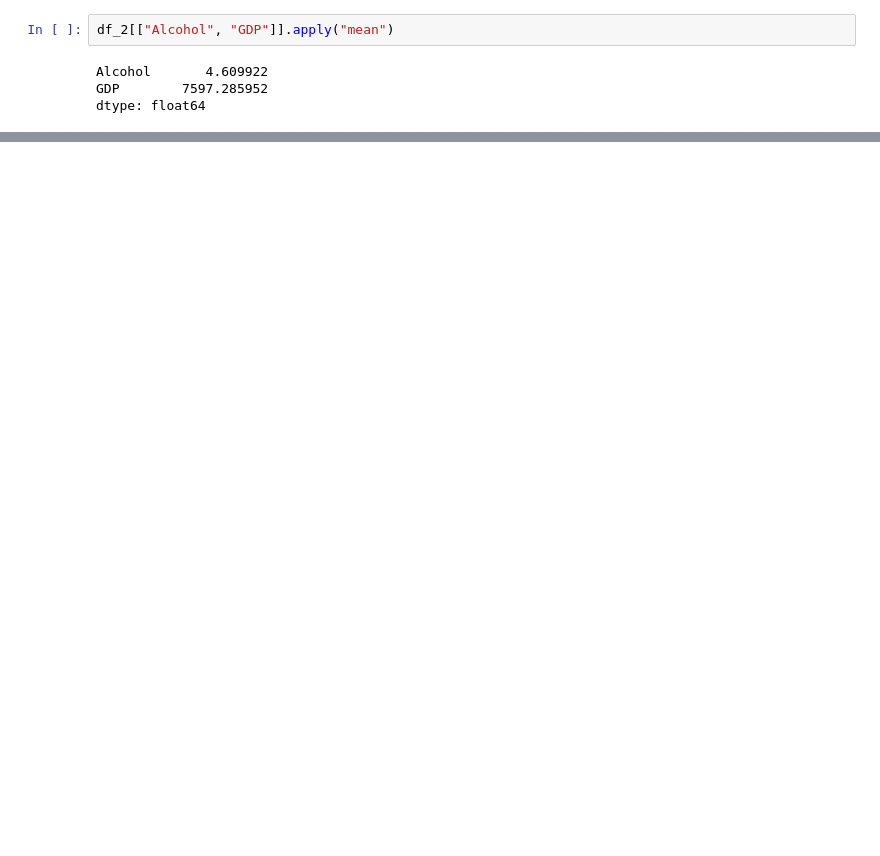
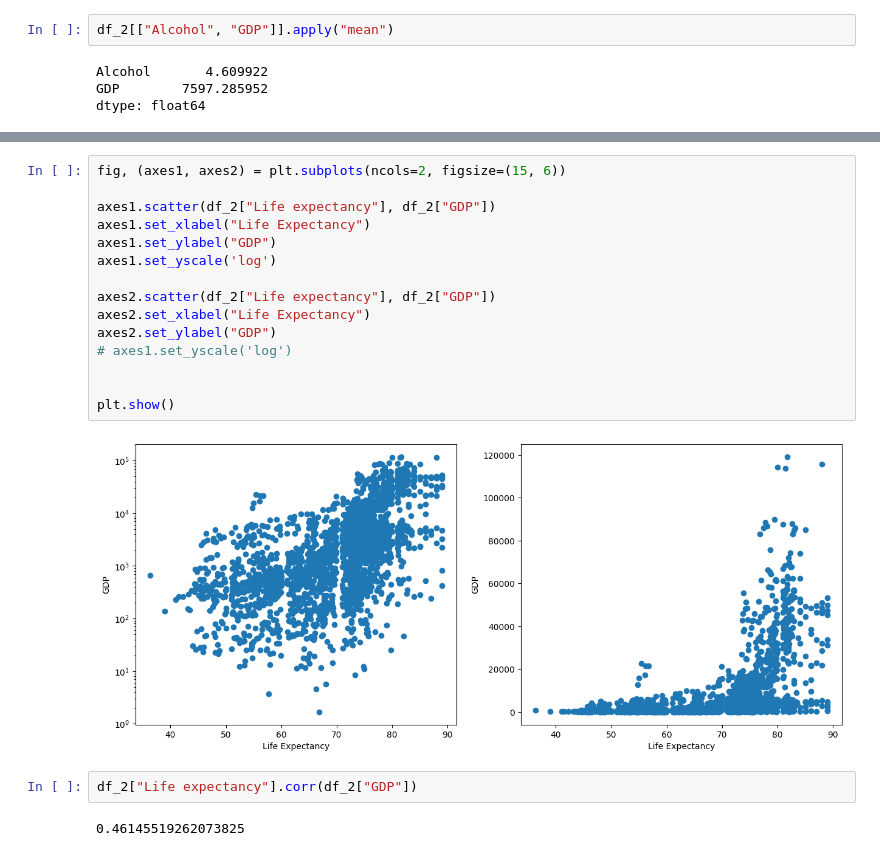
Before and after one commit to Manish-Kumar-9782/Tutorials-, a Jupyter notebook: Python DataScience/Aug 2023/Life Expectancy.ipynb, the cells around one changed output, grey strips where cells are left out. Drawn from its saved outputs; the diff is of its cells as text; blank space fills up the shorter version.

```diff
--- a/Python DataScience/Aug 2023/Life Expectancy.ipynb
+++ b/Python DataScience/Aug 2023/Life Expectancy.ipynb
@@ -87,0 +125,21 @@ dtype: float64
+# %%
+fig, (axes1, axes2) = plt.subplots(ncols=2, figsize=(15, 6))
+
+axes1.scatter(df_2["Life expectancy"], df_2["GDP"])
+axes1.set_xlabel("Life Expectancy")
+axes1.set_ylabel("GDP")
+axes1.set_yscale('log')
+
+axes2.scatter(df_2["Life expectancy"], df_2["GDP"])
+axes2.set_xlabel("Life Expectancy")
+axes2.set_ylabel("GDP")
+# axes1.set_yscale('log')
+
+
+plt.show()
+# %% [output]
+[figure, added]
+# %%
+df_2["Life expectancy"].corr(df_2["GDP"])
+# %% [output]
+0.46145519262073825
```
Also changed, not shown: parts of 15 cells of this notebook.
